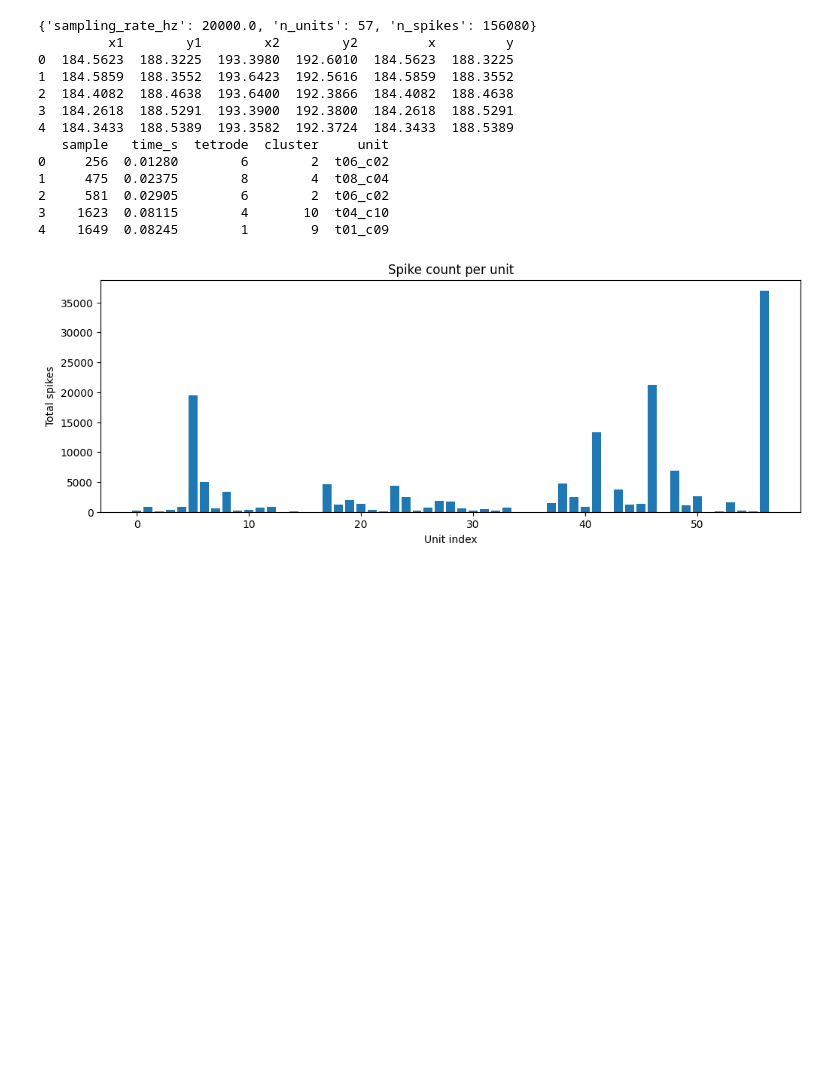
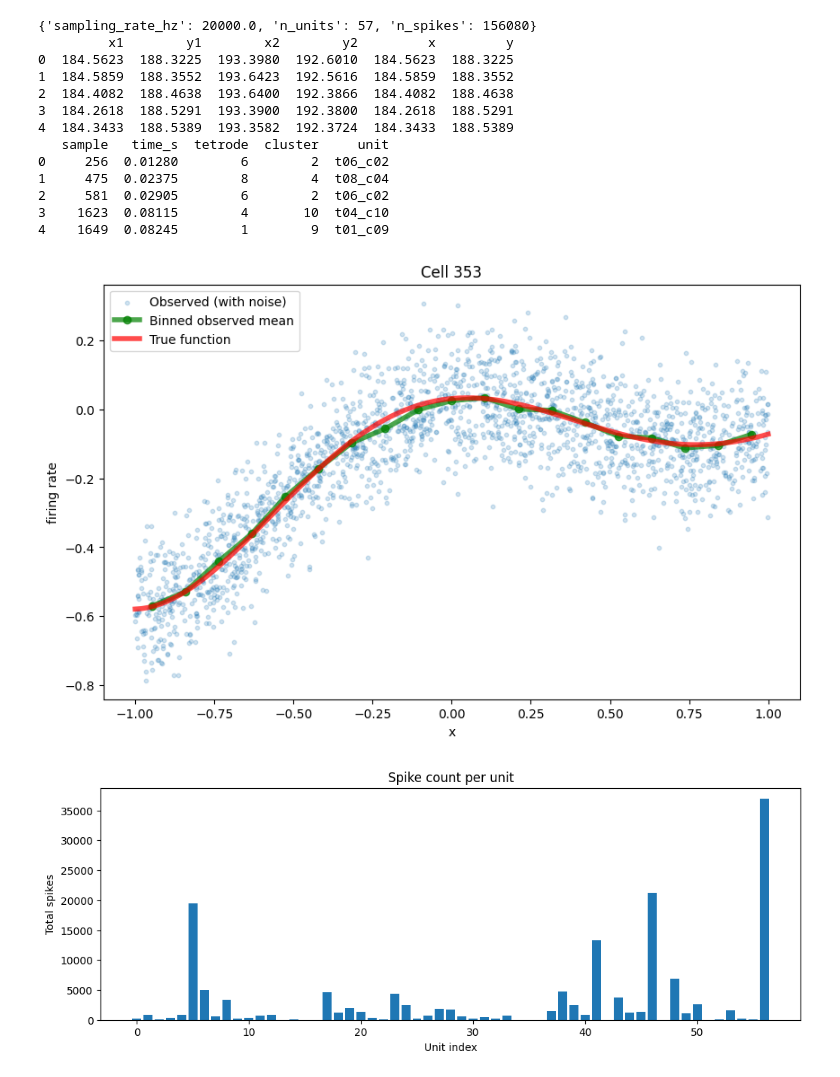
Before and after one commit to reillytilbury/EDGAR, a Jupyter notebook: scratchpad.ipynb, the cells around one changed output. Cells and saved outputs as stored; diff of their text form; code cells hidden in the pictures; blank space fills up the shorter version.

Commit message:
added project for synthetic data with known equation

```diff
--- a/scratchpad.ipynb
+++ b/scratchpad.ipynb
@@ -144,3 +205,31 @@ print(spikes_df.head())
+# %%
+data = load_and_process_data()
+training_trials_idx, test_trials_idx = create_train_test_trial_split(n_trials=2000)
+x = data["inputs"]
+y = data["outputs"]
+params = data["parameters"]
+# %%
+# take random cell and plot its true and observed firing rate as a function of x
+import matplotlib.pyplot as plt
+n_bins = 20
+cell_idx = np.random.randint(y.shape[0])
+x_eval = np.linspace(-1, 1, n_bins)
+x_centers = (x_eval[:-1] + x_eval[1:]) / 2
+y_binned = np.array([y[cell_idx][(x >= x_eval[i]) & (x < x_eval[i+1])].mean() for i in range(n_bins - 1)])
+cell_params = [params[key][cell_idx] for key in ["a", "b", "c", "k", "phi_0"]]
+y_true = target_function(np.linspace(-1, 1, 100), *cell_params)
+
+plt.figure(figsize=(10, 6))
+plt.scatter(x, y[cell_idx], alpha=0.2, label="Observed (with noise)", s=10)
+plt.plot(x_centers, y_binned, color="green", label="Binned observed mean", alpha=0.7, linewidth=4, marker="o")
+plt.plot(np.linspace(-1, 1, 100), y_true, color="red", label="True function", alpha=0.7, linewidth=4)
+plt.xlabel("x")
+plt.ylabel("firing rate")
+plt.title(f"Cell {cell_idx}")
+plt.legend()
+plt.show()
+# %% [output]
+[figure, added]
 # %%
 import matplotlib.pyplot as plt
 
```
Also changed, not shown: parts of 1 cell of this notebook, 3 other files.
